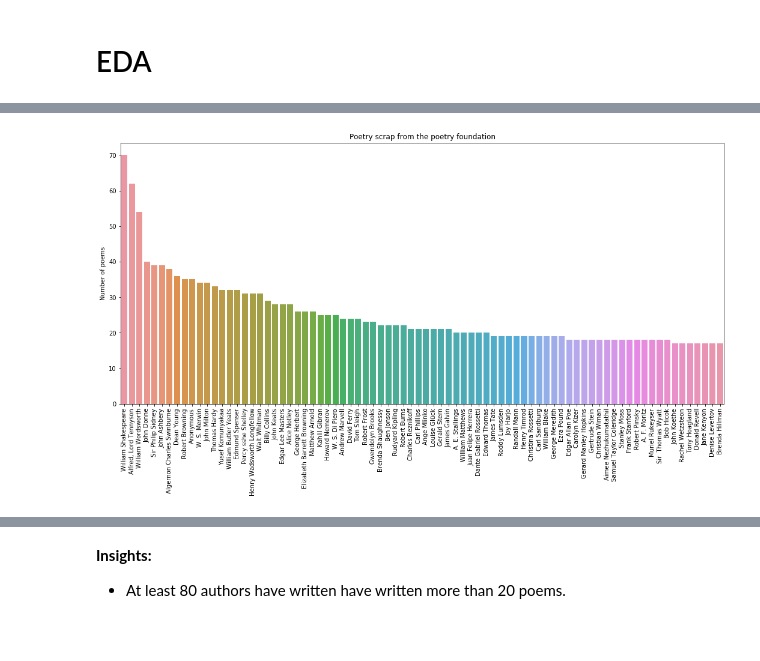
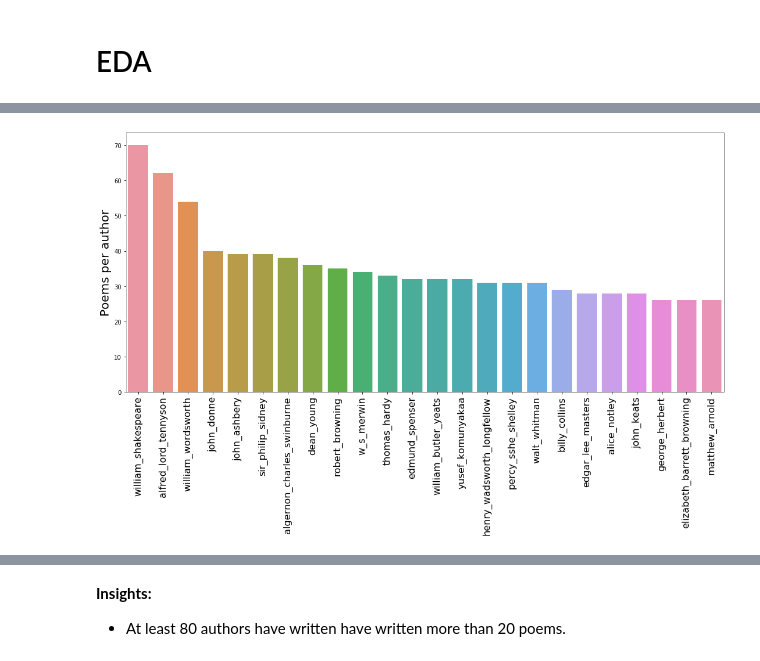
Before and after one commit to reneang17/authorencoder, a Jupyter notebook: wrangling_eda/eda.ipynb, the cells around one changed output, grey strips where cells are left out. Cells and saved outputs as stored; diff of their text form; code cells hidden in the pictures; blank space fills up the shorter version.

```diff
--- a/wrangling_eda/eda.ipynb
+++ b/wrangling_eda/eda.ipynb
@@ -31,16 +31,17 @@ Name: author, dtype: float64
 authors =  df.author.value_counts()[(df.author.value_counts()>1)]
 # %%
 # Bar plot of poems per authors
-cols =authors[:80]
+FONTSIZE= 14
+cols =authors[:24]
 fig = plt.figure(figsize=(18,8))
-ax = sns.barplot(cols.index, cols.values);
-ax.set_title('Poetry scrap from the poetry foundation')
-plt.ylabel('Number of poems')
-plt.xticks( rotation='vertical');
+ax = sns.barplot(cols.index, cols.values );
+#ax.set_title('Poetry scrap from the poetry foundation', fontsize=25)
+plt.ylabel('Poems per author', fontsize=20)
+plt.xticks( rotation='vertical', fontsize=16);
 plt.show()
-fig.savefig("../images/authors.png")
+fig.savefig("../media/authors.png")
 # %% [output]
-[figure, old version]
+[figure, new version]
 # %%
 #histogram of number of poems per authors
 cols.hist(bins=45)
```
Also changed, not shown: parts of 5 cells of this notebook, 7 other files.
